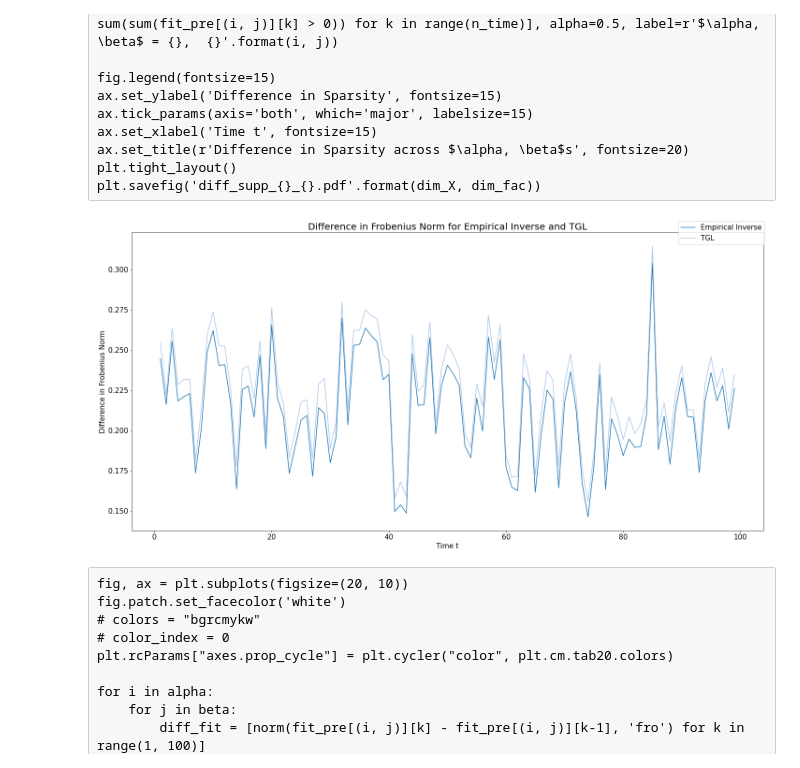
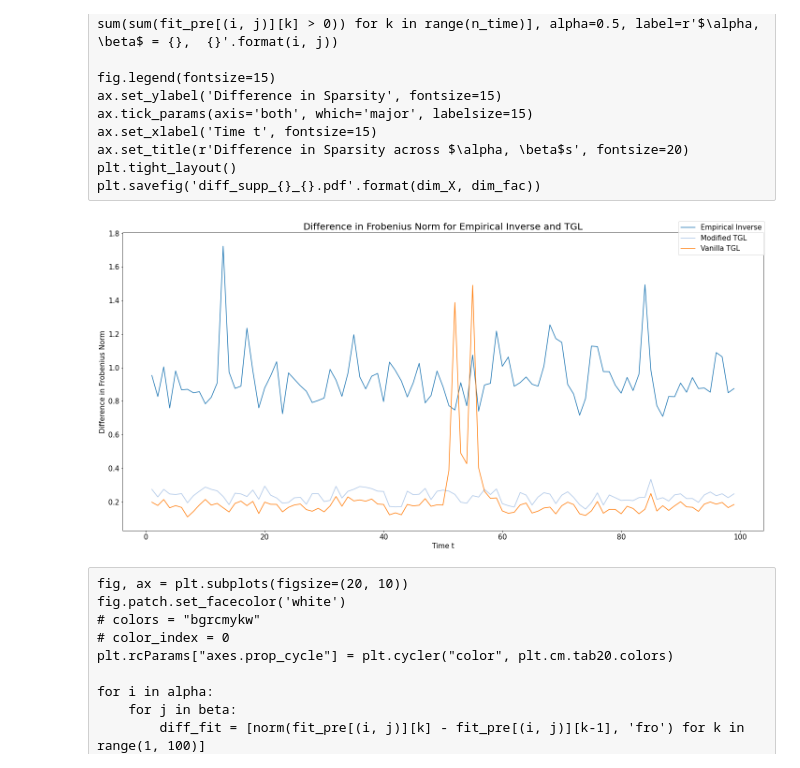
Before and after one commit to atechnicolorskye/post_sum, a Jupyter notebook: regain/inequality_constraint.ipynb, the cells around one changed output. Saved outputs shown, nothing was run; the diff lists cells and outputs as text; code cells hidden in the pictures.

Commit message:
Incorrect inequality constraint with nice plots

```diff
--- a/regain/inequality_constraint.ipynb
+++ b/regain/inequality_constraint.ipynb
@@ -42,6 +42,6 @@ X_cov = np.einsum('ijkl,jmkl->imkl', np.expand_dims(X, 1), np.expand_dims(X, 0))
 # %% [markdown]
 ### Train
 # %%
-from regain.covariance import InequalityTimeGraphicalLasso
-tgl = InequalityTimeGraphicalLasso(max_iter=1000, loss='LL', c_level=0.25, rho=1e2, psi="laplacian")
+from regain.covariance import InequalityTimeGraphicalLasso, TimeGraphicalLasso
+tgl = InequalityTimeGraphicalLasso(max_iter=2000, loss='LL', c_level=0.25, rho=1e2, psi="laplacian")
 emp_inv_score, baseline_score, fit_score, pre = tgl.fit_cov(X_cov).eval_cov_pre()
@@ -67,0 +48,9 @@ print(pre[50])
+# %%
+tgl = TimeGraphicalLasso(alpha=1., beta=1., mode='admm', rho=1e2, tol=1e-4,
+            rtol=1e-4, psi='laplacian', gamma=None, constrained_to=None,
+            max_iter=2000, verbose=False, assume_centered=False,
+            return_history=False, update_rho_options=None, compute_objective=True,
+            stop_at=None, stop_when=1e-4, suppress_warn_list=False, init='empirical')
+fit_score_, pre_ = tgl.fit_cov(X_cov).eval_cov_pre()
+# %%
+emp_inv_score_, baseline_score_, fit_score_, pre_ = emp_inv_score, baseline_score, fit_score, pre
@@ -178,25 +189,28 @@ plt.savefig('diff_supp_{}_{}.pdf'.format(dim_X, dim_fac))
 # %%
 fig, ax = plt.subplots(figsize=(20, 10))
 fig.patch.set_facecolor('white')
 # colors = "bgrcmykw"
 # color_index = 0
 plt.rcParams["axes.prop_cycle"] = plt.cycler("color", plt.cm.tab20.colors)
 
+diff_fit_ = [norm(pre_[k] - pre_[k-1], 'fro') for k in range(1, 100)]
 diff_fit = [norm(pre[k] - pre[k-1], 'fro') for k in range(1, 100)]
 diff_emp = [norm(tgl.emp_inv[k] - tgl.emp_inv[k-1], 'fro') for k in range(1, 100)]
-ax.plot(range(1, n_time), np.array(diff_fit), alpha=1, label=r'Empirical Inverse')
-ax.plot(range(1, n_time), np.array(diff_emp), alpha=1, label=r'TGL')
+ax.plot(range(1, n_time), np.array(diff_emp), alpha=1, label=r'Empirical Inverse')
+ax.plot(range(1, n_time), np.array(diff_fit_), alpha=1, label=r'Modified TGL')
+ax.plot(range(1, n_time), np.array(diff_fit), alpha=1, label=r'Vanilla TGL')
+
 
 
 fig.legend(fontsize=15)
 ax.set_ylabel('Difference in Frobenius Norm', fontsize=15)
 ax.tick_params(axis='both', which='major', labelsize=15)
 ax.set_xlabel('Time t', fontsize=15)
 ax.set_title(r'Difference in Frobenius Norm for Empirical Inverse and TGL', fontsize=20)
 plt.tight_layout()
 # plt.savefig('diff_fro_{}_{}.pdf'.format(dim_X, dim_fac))
 # %% [output]
-[figure, old version]
+[figure, new version]
 # %% [raw]
 fig, ax = plt.subplots(figsize=(20, 10))
 fig.patch.set_facecolor('white')
```
Also changed, not shown: parts of 4 cells of this notebook, 2 other files.
